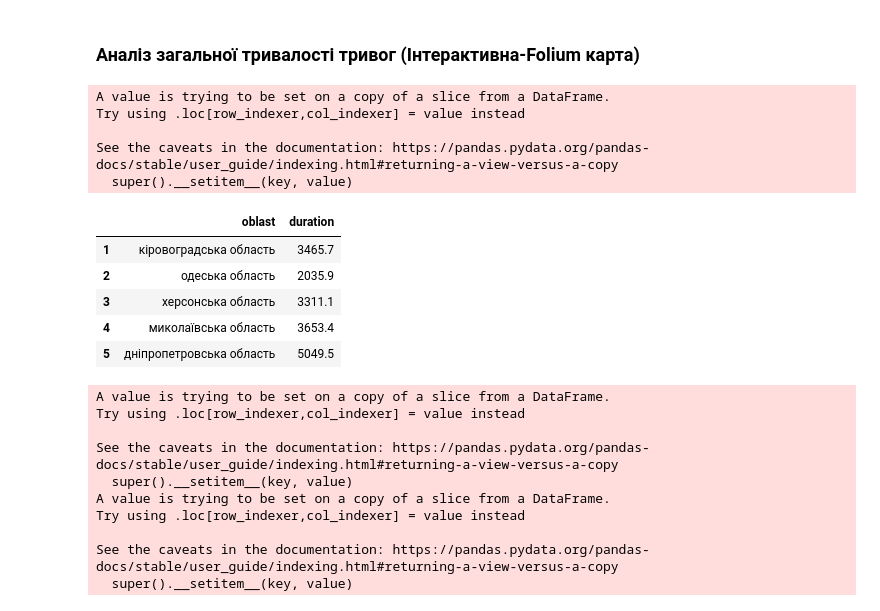
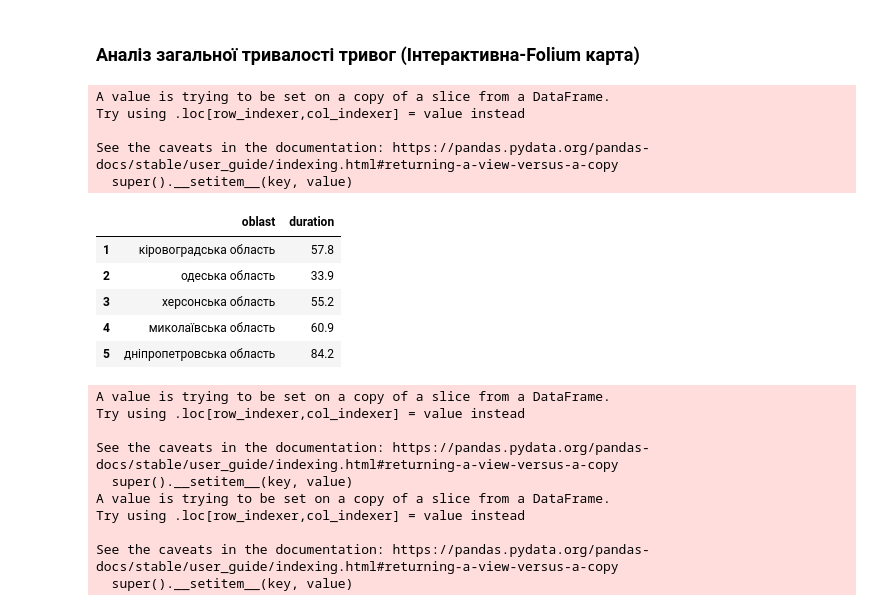
Before and after one commit to Severyn12/data_visualization_alarm_analysis, a Jupyter notebook: alerts_analysis.ipynb, the cells around one changed output. Saved outputs shown, nothing was run; the diff lists cells and outputs as text; code cells hidden in the pictures.

```diff
--- a/alerts_analysis.ipynb
+++ b/alerts_analysis.ipynb
@@ -199,27 +198,27 @@ plt.show()
 # %%
 # З’єднуємо датафрейми
 group_df = df.groupby('oblast', as_index=False)['duration'].sum()
 
 merged = gdf.merge(group_df, on='oblast', how='left')
 merged['duration'] = merged['duration'].fillna(0)
 
 merged_no_nan = merged[~merged['oblast'].isin(['автономна республіка крим', 'луганська область'])]
 merged_nan = merged[merged['oblast'].isin(['автономна республіка крим', 'луганська область'])]
-merged_no_nan['duration'] = (merged_no_nan['duration'] / 3600).round(1)  # з секунд до годин
+merged_no_nan['duration'] = (merged_no_nan['duration'] / (60*60*60)).round(1)  # з секунд до годин
 
 merged_no_nan[['oblast', 'duration']].head(5)
 # %% [output]
 A value is trying to be set on a copy of a slice from a DataFrame.
 Try using .loc[row_indexer,col_indexer] = value instead
 
 See the caveats in the documentation: https://pandas.pydata.org/pandas-docs/stable/user_guide/indexing.html#returning-a-view-versus-a-copy
   super().__setitem__(key, value)
 |  | oblast | duration |
-| 1 | кіровоградська область | 3465.7 |
-| 2 | одеська область | 2035.9 |
-| 3 | херсонська область | 3311.1 |
-| 4 | миколаївська область | 3653.4 |
-| 5 | дніпропетровська область | 5049.5 |
+| 1 | кіровоградська область | 57.8 |
+| 2 | одеська область | 33.9 |
+| 3 | херсонська область | 55.2 |
+| 4 | миколаївська область | 60.9 |
+| 5 | дніпропетровська область | 84.2 |
 # %%
 # 1. Шкалюємо тривалість тривог через логарифм та підготовуємо лейбли
 merged_no_nan['log_duration'] = np.log1p(merged_no_nan['duration'])  # log(1 + x)
```
Also changed, not shown: parts of 1 cell of this notebook, 2 other files.
